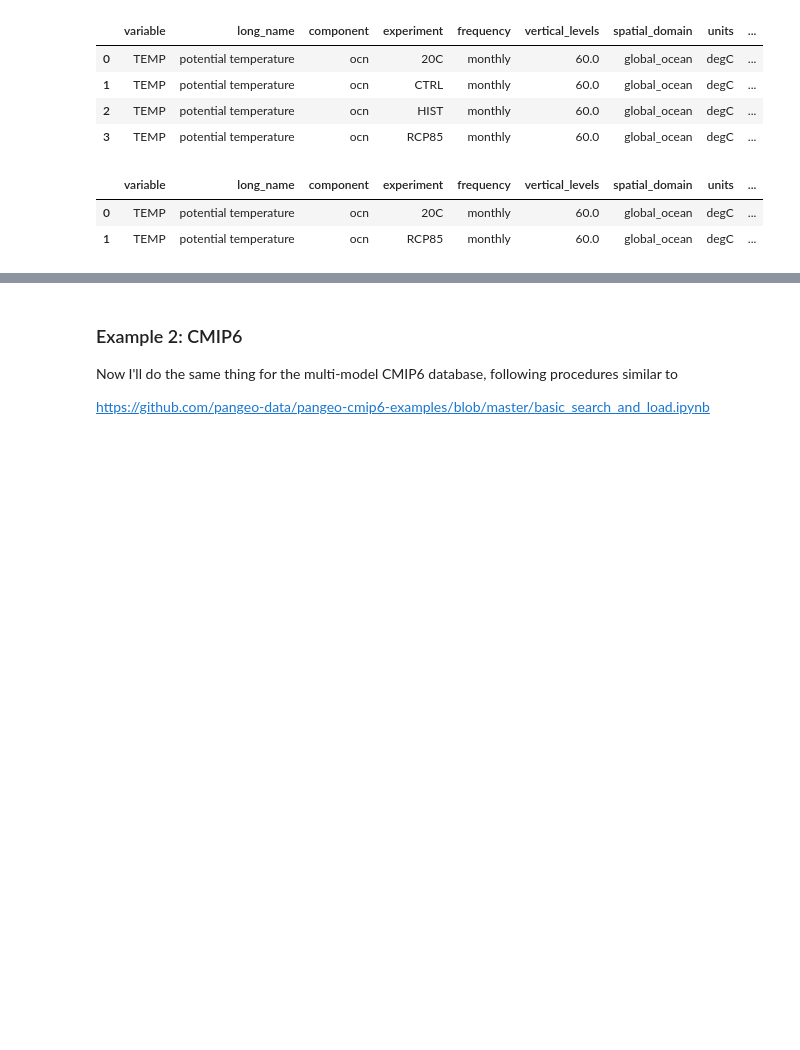
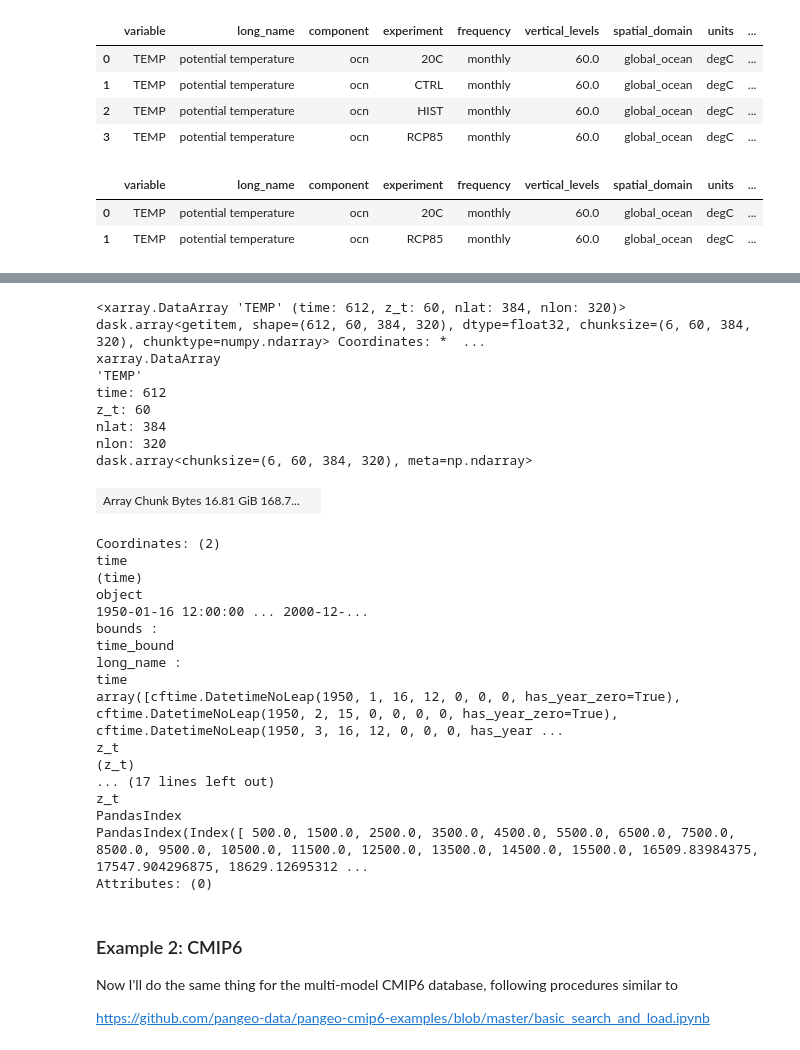
Before and after one commit to olleholt/toolkit, a Jupyter notebook: dataAccess_test.ipynb, the cells around one changed output, grey strips where cells are left out. Cells and saved outputs as stored; diff of their text form; code cells hidden in the pictures; blank space fills up the shorter version.

```diff
--- a/dataAccess_test.ipynb
+++ b/dataAccess_test.ipynb
@@ -90,7 +93,34 @@ ds_RCP85 = dsets["ocn.RCP85.monthly"]
 # %%
 ds_20C_mean=ds_20C.mean(dim="member_id")
 # %%
-ds_20C_mean.TEMP
+ds_20C_mean.TEMP.sel(time=slice("1950", "2000"))
+# %% [output]
+<xarray.DataArray 'TEMP' (time: 612, z_t: 60, nlat: 384, nlon: 320)> dask.array<getitem, shape=(612, 60, 384, 320), dtype=float32, chunksize=(6, 60, 384, 320), chunktype=numpy.ndarray> Coordinates: *  ...
+xarray.DataArray
+'TEMP'
+time: 612
+z_t: 60
+nlat: 384
+nlon: 320
+dask.array<chunksize=(6, 60, 384, 320), meta=np.ndarray>
+| Array Chunk Bytes 16.81 GiB 168.7... |  |
+Coordinates: (2)
+time
+(time)
+object
+1950-01-16 12:00:00 ... 2000-12-...
+bounds :
+time_bound
+long_name :
+time
+array([cftime.DatetimeNoLeap(1950, 1, 16, 12, 0, 0, 0, has_year_zero=True), cftime.DatetimeNoLeap(1950, 2, 15, 0, 0, 0, 0, has_year_zero=True), cftime.DatetimeNoLeap(1950, 3, 16, 12, 0, 0, 0, has_year ...
+z_t
+(z_t)
+... (17 lines left out)
+z_t
+PandasIndex
+PandasIndex(Index([ 500.0, 1500.0, 2500.0, 3500.0, 4500.0, 5500.0, 6500.0, 7500.0, 8500.0, 9500.0, 10500.0, 11500.0, 12500.0, 13500.0, 14500.0, 15500.0, 16509.83984375, 17547.904296875, 18629.12695312 ...
+Attributes: (0)
 # %% [markdown]
 ### Example 2: CMIP6
 
```
Also changed, not shown: parts of 5 cells of this notebook.
